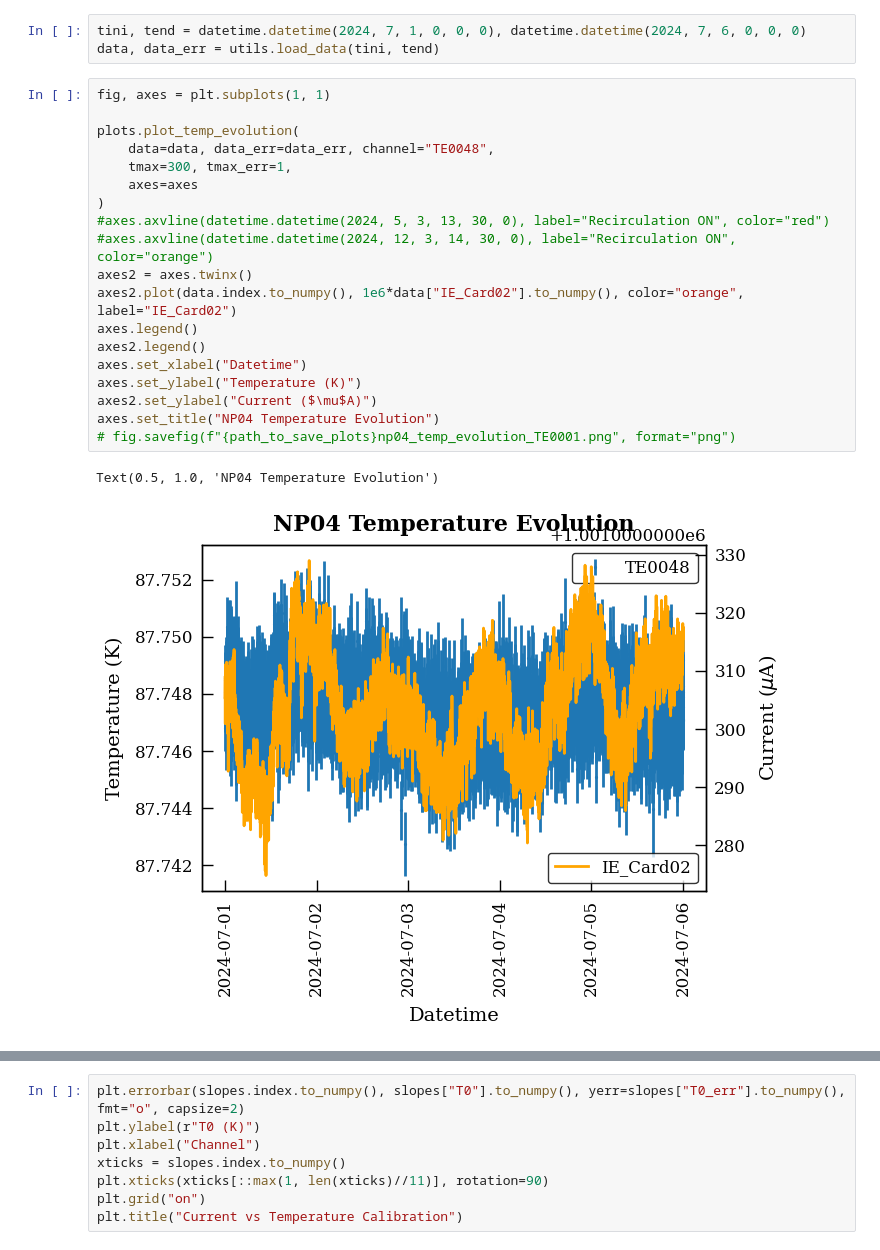
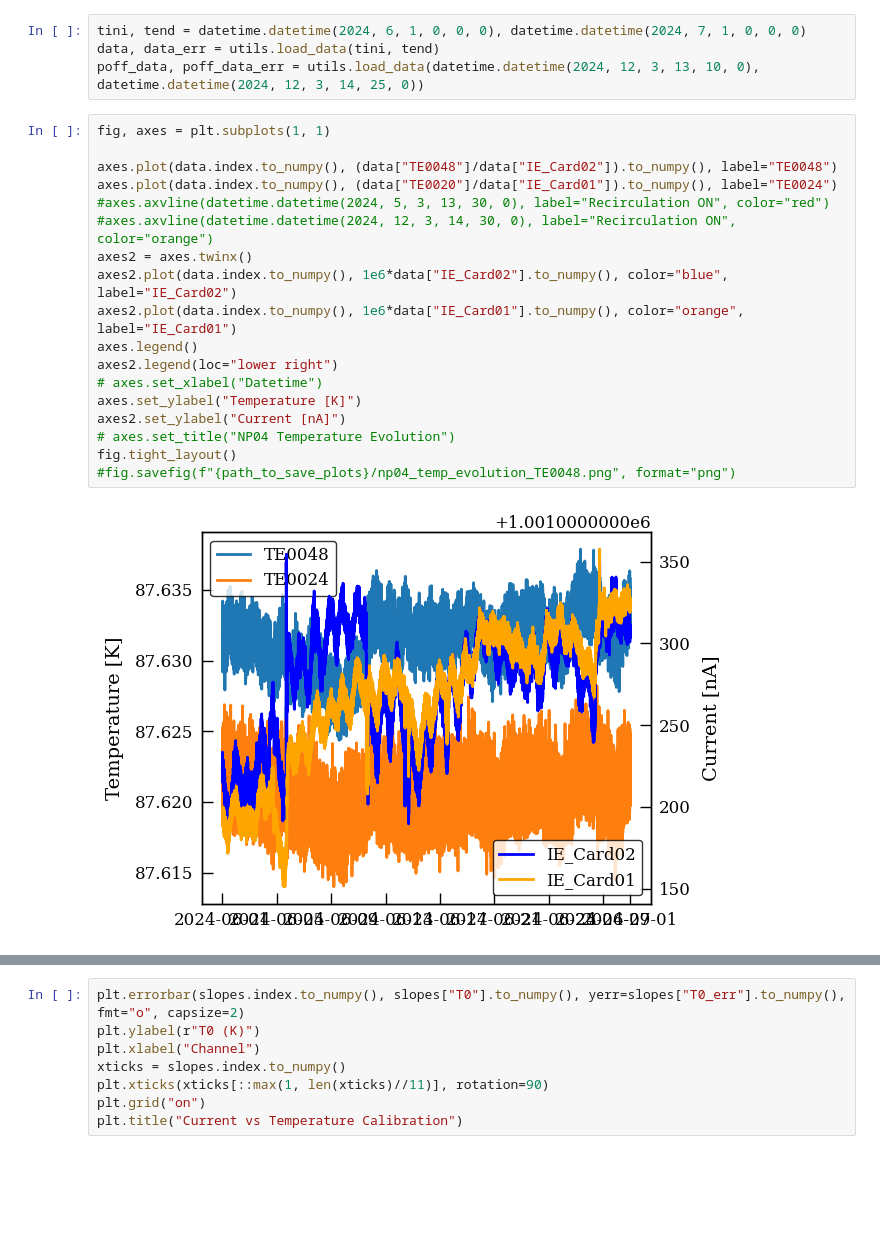
Before and after one commit to jcapo96/rtd, a Jupyter notebook: pdhd/ana/current_corr.ipynb, the cells around one changed output, grey strips where cells are left out. Drawn from its saved outputs; the diff is of its cells as text; blank space fills up the shorter version.

```diff
--- a/pdhd/ana/current_corr.ipynb
+++ b/pdhd/ana/current_corr.ipynb
@@ -10,25 +34,24 @@ path_to_save_plots = "/eos/user/j/jcapotor/DUNE-IFIC/Academic/PhD_Thesis/The Tem
 # %%
-tini, tend = datetime.datetime(2024, 7, 1, 0, 0, 0), datetime.datetime(2024, 7, 6, 0, 0, 0)
+tini, tend = datetime.datetime(2024, 6, 1, 0, 0, 0), datetime.datetime(2024, 7, 1, 0, 0, 0)
 data, data_err = utils.load_data(tini, tend)
+poff_data, poff_data_err = utils.load_data(datetime.datetime(2024, 12, 3, 13, 10, 0), datetime.datetime(2024, 12, 3, 14, 25, 0))
 # %%
 fig, axes = plt.subplots(1, 1)
 
-plots.plot_temp_evolution(
-    data=data, data_err=data_err, channel="TE0048",
-    tmax=300, tmax_err=1,
-    axes=axes
-)
+axes.plot(data.index.to_numpy(), (data["TE0048"]/data["IE_Card02"]).to_numpy(), label="TE0048")
+axes.plot(data.index.to_numpy(), (data["TE0020"]/data["IE_Card01"]).to_numpy(), label="TE0024")
 #axes.axvline(datetime.datetime(2024, 5, 3, 13, 30, 0), label="Recirculation ON", color="red")
 #axes.axvline(datetime.datetime(2024, 12, 3, 14, 30, 0), label="Recirculation ON", color="orange")
 axes2 = axes.twinx()
-axes2.plot(data.index.to_numpy(), 1e6*data["IE_Card02"].to_numpy(), color="orange", label="IE_Card02")
+axes2.plot(data.index.to_numpy(), 1e6*data["IE_Card02"].to_numpy(), color="blue", label="IE_Card02")
+axes2.plot(data.index.to_numpy(), 1e6*data["IE_Card01"].to_numpy(), color="orange", label="IE_Card01")
 axes.legend()
-axes2.legend()
-axes.set_xlabel("Datetime")
-axes.set_ylabel("Temperature (K)")
-axes2.set_ylabel("Current ($\mu$A)")
-axes.set_title("NP04 Temperature Evolution")
-# fig.savefig(f"{path_to_save_plots}np04_temp_evolution_TE0001.png", format="png")
+axes2.legend(loc="lower right")
+# axes.set_xlabel("Datetime")
+axes.set_ylabel("Temperature [K]")
+axes2.set_ylabel("Current [nA]")
+# axes.set_title("NP04 Temperature Evolution")
+fig.tight_layout()
+#fig.savefig(f"{path_to_save_plots}/np04_temp_evolution_TE0048.png", format="png")
 # %% [output]
-Text(0.5, 1.0, 'NP04 Temperature Evolution')
-[figure, old version]
+[figure, new version]
```
Also changed, not shown: parts of 25 cells of this notebook, 26 other files.
